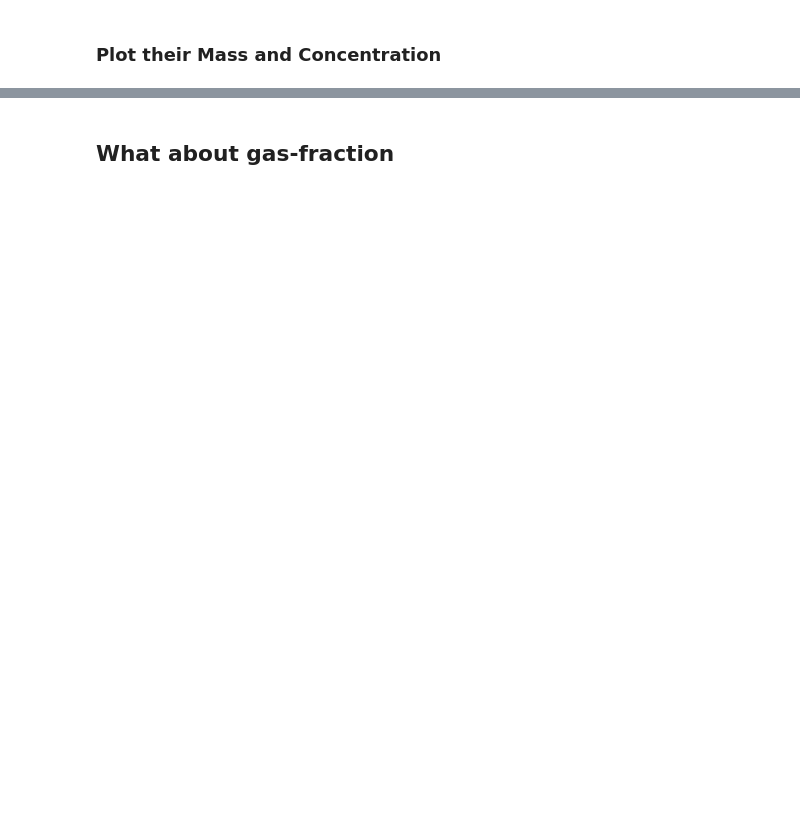
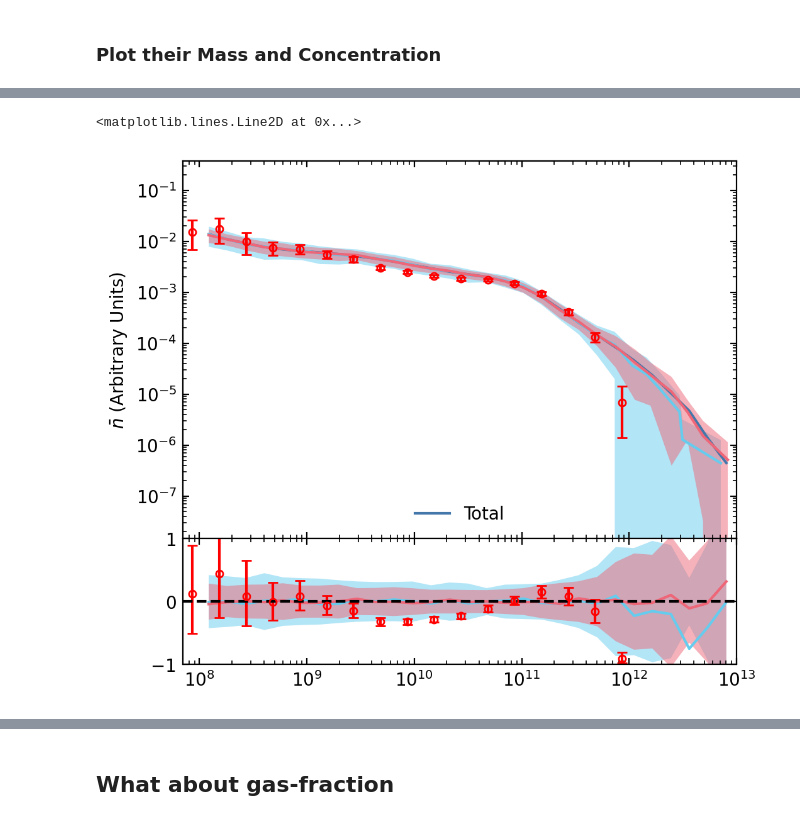
Before and after one commit to fgmaion/MTNG-resims, a Jupyter notebook: Notebooks/estimate_halo_number_DM-MTNG.ipynb, the cells around one changed output, grey strips where cells are left out. Saved outputs shown, nothing was run; the diff lists cells and outputs as text; code cells hidden in the pictures; blank space fills up the shorter version.

```diff
--- a/Notebooks/estimate_halo_number_DM-MTNG.ipynb
+++ b/Notebooks/estimate_halo_number_DM-MTNG.ipynb
@@ -75,9 +75,9 @@ hydro_split = utils.split_halos(mtng)
 ### Define ranges of halo mass
 # %%
 mbins = np.concatenate(
-    (np.arange(11, 12.5, 0.05),
+    (np.arange(10, 12.5, 0.05),
     np.arange(12.5, 13.5, 0.1),
-    np.arange(13.5, 14.5001, 0.5))
+    np.arange(13.5, 15.5001, 0.5))
 )
 # %%
 mass_edges = np.array(list(zip(mbins[:-1], mbins[1:])))
@@ -443,0 +101,5 @@ sim.header['OmegaBaryon'] / sim.header['Omega']
+# %%
+ens_sel = {}
+
+ens_sel['2'] = hydro_split.halo_sel(mhalo_edges=mass_edges, Nhalos=2, draws=100)
+ens_sel['4'] = hydro_split.halo_sel(mhalo_edges=mass_edges, Nhalos=4, draws=100)
@@ -443,0 +278,2 @@ sim.header['OmegaBaryon'] / sim.header['Omega']
+# %%
+smf_total = hydro_split.total_smf(nbins=nbins)
@@ -443,0 +303,7 @@ sim.header['OmegaBaryon'] / sim.header['Omega']
+# %%
+GAMA_corr = np.zeros((GAMA.shape[0], 4))
+GAMA_corr[:,0] = 10**GAMA[:,0] / 0.7**2
+GAMA_corr[:,1] = 10**GAMA[:,1] * 0.7**3
+
+GAMA_corr[:,2] = 10**GAMA[:,1] - 10**(GAMA[:,1] - GAMA[:,2])
+GAMA_corr[:,3] = 10**(GAMA[:,1] + GAMA[:,2]) - 10**GAMA[:,1]
@@ -443,0 +314,56 @@ sim.header['OmegaBaryon'] / sim.header['Omega']
+# %%
+fig = plt.figure(dpi=200, figsize=(5.5,5))
+
+colors=[ '#4477AA', '#66CCEE', '#228833', '#CCBB44', '#EE6677', '#AA3377', '#BBBBBB']
+
+ax1=fig.add_axes((.1,.3,.8,.6))
+
+ax1.set_xscale('log')
+ax1.set_yscale('log')
+
+ax1.set_xlim(7e7,1e13)
+
+ax1.plot(smf_total['mstar'], smf_total['smf'], label='Total', color=colors[0])
+ax1.plot(mean_mstar['2'], mean_smf['2'], color=colors[1])
+ax1.plot(mean_mstar['4'], mean_smf['4'], color=colors[4])
+
+ax1.fill_between(mean_mstar['2'], mean_smf['2']-err_smf['2'], mean_smf['2']+err_smf['2'], color=colors[1], alpha=0.5, edgecolor=None)
+ax1.fill_between(mean_mstar['4'], mean_smf['4']-err_smf['4'], mean_smf['4']+err_smf['4'], color=colors[4], alpha=0.5, edgecolor=None)
+
+#ax1.hist(centers_total, bins=bins_total, weights=1.56e-8*hist_total, log=True, histtype='step')
+
+ax1.errorbar(GAMA_corr[:,0], GAMA_corr[:,1], yerr=[GAMA_corr[:,2], GAMA_corr[:,3]], color='r', marker='o', capsize=3, ms=4, fillstyle='none', ls='')
+
+ax1.legend(loc='lower center')
+
+ax1.set_ylabel('$\\bar{n}$ (Arbitrary Units)')
+ax1.set_xticklabels([])
+
+ax2=fig.add_axes((.1,.1,.8,.2))
+
+ax2.set_xlim(7e7,1e13)
+
+ax2.set_xscale('log')
+
+ax2.plot(smf_total['mstar'], np.interp(smf_total['mstar'], mean_mstar['2'], mean_smf['2'])/smf_total['smf'] - 1, color=colors[1])
+ax2.plot(smf_total['mstar'], np.interp(smf_total['mstar'], mean_mstar['4'], mean_smf['4'])/smf_total['smf'] - 1, color=colors[4])
+
+ax2.fill_between(smf_total['mstar'], -np.interp(smf_total['mstar'], mean_mstar['2'], err_smf['2'])/smf_total['smf'], np.interp(smf_total['mstar'], mean_mstar['2'], err_smf['2'])/smf_total['smf'], color=colors[1], alpha=0.5, edgecolor=None)
+ax2.fill_between(smf_total['mstar'], -np.interp(smf_total['mstar'], mean_mstar['4'], err_smf['4'])/smf_total['smf'], np.interp(smf_total['mstar'], mean_mstar['4'], err_smf['4'])/smf_total['smf'], color=colors[4], alpha=0.5, edgecolor=None)
+
+ax2.errorbar(GAMA_corr[:,0], GAMA_corr[:,1]/np.interp(GAMA_corr[:,0], smf_total['mstar'], smf_total['smf']) - 1, yerr=[GAMA_corr[:,2], GAMA_corr[:,3]]/np.interp(GAMA_corr[:,0], smf_total['mstar'], smf_total['smf']),\
+ marker='o', color='r', capsize=3, ms=4, fillstyle='none', ls='')
+
+ax2.set_ylim(-1,1)
+ax2.axhline(0, ls='--', color='k')
+
+# ax2.set_ylim(-0.5,0.5)
+
+# #ax2.fill_between(centers, -0.05,0.05, color='gray', alpha=0.1)
+# #ax2.fill_between(centers, -0.1,0.1, color='gray', alpha=0.1)
+
+# ax2.set_ylabel('$\log_{10}(\\bar{n}/\\bar{n}_T)$')
+# ax2.set_xlabel('$M_*[M_{\odot}/h]$')
+# %% [output]
+<matplotlib.lines.Line2D at 0x...>
+[figure, added]
```
Also changed, not shown: parts of 70 cells of this notebook, 1 other file.
